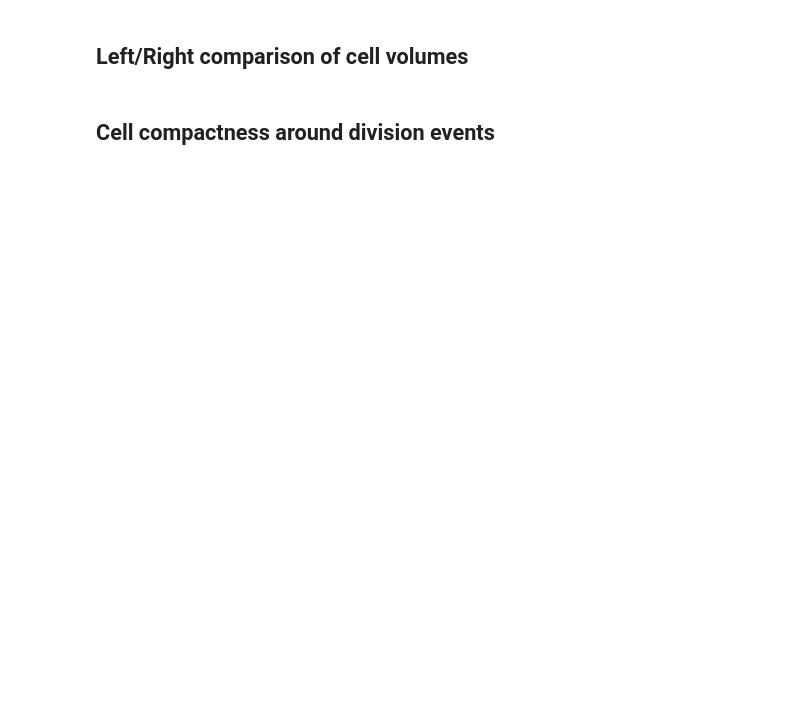
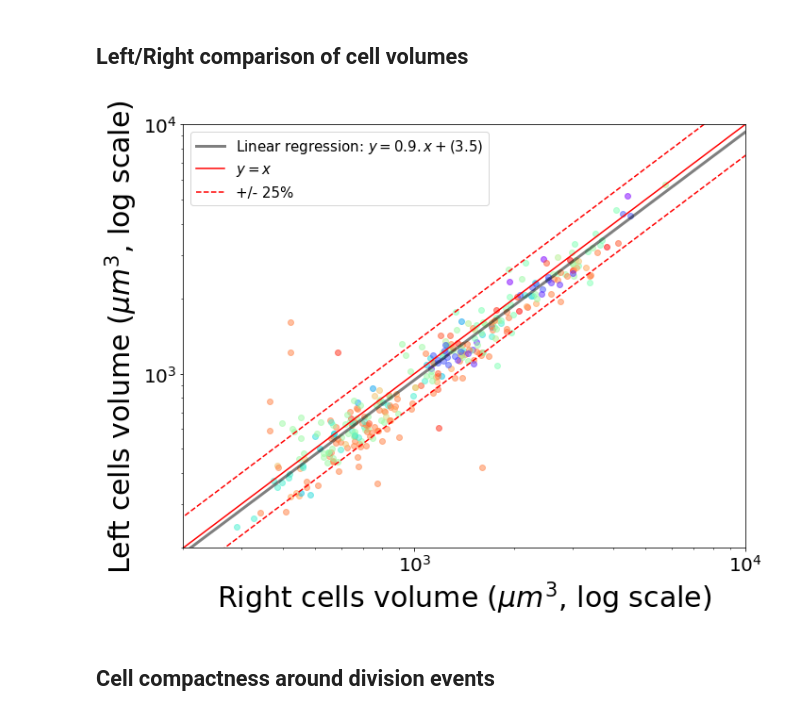
Before and after one commit to pixelking20/ASTEC-examples, a Jupyter notebook: ASTEC-JupyterNotebook.ipynb, the cells around one changed output. Cells and saved outputs as stored; diff of their text form; code cells hidden in the pictures; blank space fills up the shorter version.

```diff
--- a/ASTEC-JupyterNotebook.ipynb
+++ b/ASTEC-JupyterNotebook.ipynb
@@ -127,7 +122,7 @@ fig.tight_layout()
 # %% [markdown]
 ## Left/Right comparison of cell volumes
 # %%
-mother_cells = [c for c, v in inv_lin_tree.items() if len(lin_tree[v]) == 2 and c in names]
+mother_cells = [c for c, v in list(inv_lin_tree.items()) if len(lin_tree[v]) == 2 and c in names]
 couples = []
 for c in mother_cells:
     if names[c][-1]=='*':
@@ -139,33 +134,35 @@ X = []
 Y = []
 C = []
 for cs in couples:
     x, y = get_symetric_volumes(cs, vol, lin_tree)
     X.append(x*.3**3)
     Y.append(y*.3**3)
     C.append(cs[0])
 
 
 fig = plt.figure(figsize=(10, 8))
 ax = fig.add_subplot(111)
 ax.set_yscale('log')
 ax.set_xscale('log')
 for c, x, y in zip(C, X, Y):
     ax.plot(x, y, 'o', color = CMapFates(fates3.get(c, 'undeter')), alpha=.5)
 
 slope, intercept, r_value, p_value, std_err = stats.linregress(X, Y)
 ax.plot([100, 10**5], [slope*100+intercept, slope*10**5+intercept], 'k-', lw=3, alpha=.5,
         label=r'Linear regression: $y=%10.1f.x+(%10.1f)$'%(slope,+intercept))
 
 ax.plot([100, 10**5], [100, 10**5], 'r-', label=r'$y=x$')
 ax.plot([100, 10**5], [0.75*100, 0.75*10**5], 'r--', label='+/- 25%')
 ax.plot([100, 10**5], [(1/0.75)*100, (1/0.75)*10**5], 'r--')
 ax.set_xlim(200, 10000)
 ax.set_ylim(200, 10000)
 ax.legend(loc='upper left', fontsize=15)
 ax.set_xlabel(r'Right cells volume ($\mu m^3$, log scale)', fontsize=30)
 ax.set_ylabel(r'Left cells volume ($\mu m^3$, log scale)', fontsize=30)
 ax.tick_params(axis='both', which='major', labelsize=20)
 fig.tight_layout()
+# %% [output]
+[figure, added]
 # %% [markdown]
 ## Cell compactness around division events
 # %%
```
Also changed, not shown: parts of 10 cells of this notebook, 2 other files.
